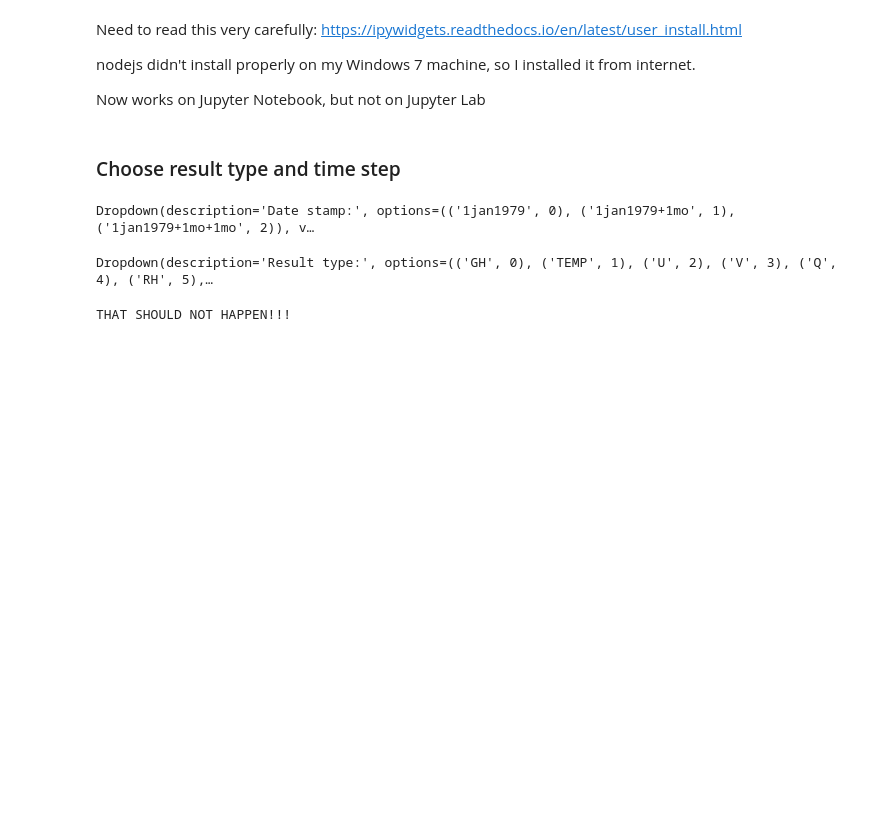
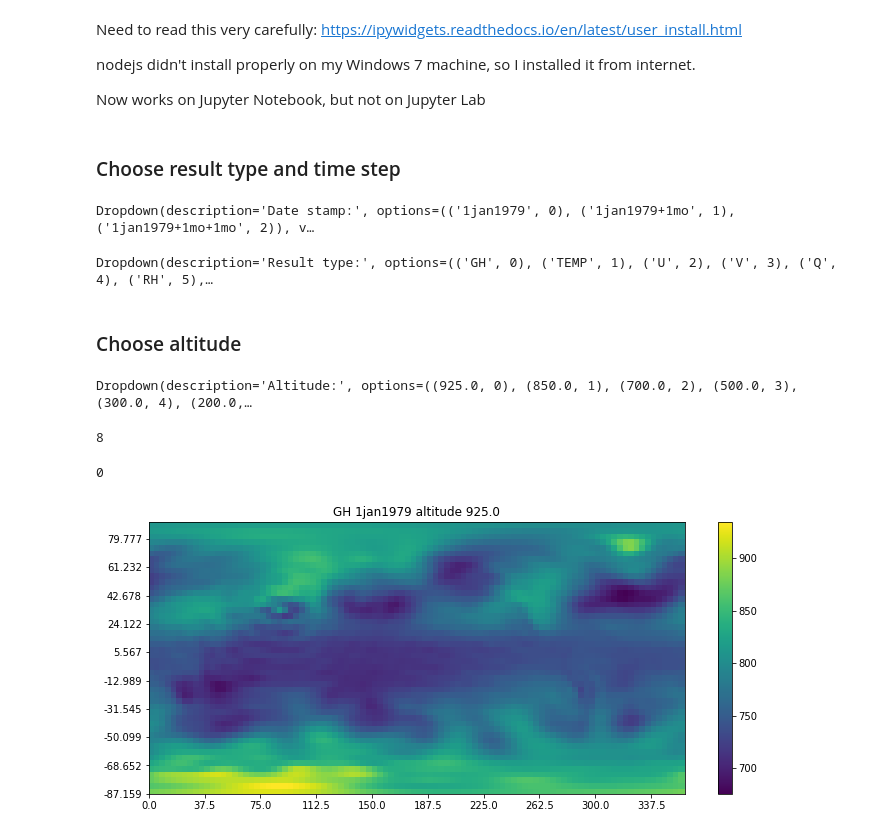
Before and after one commit to sebranchett/Jupyter_GrADS, a Jupyter notebook: ExoSPEEDY.ipynb, the cells around one changed output. Drawn from its saved outputs; the diff is of its cells as text; code cells hidden in the pictures; blank space fills up the shorter version.

Commit message:
can select altitude and plot

```diff
--- a/ExoSPEEDY.ipynb
+++ b/ExoSPEEDY.ipynb
@@ -166,29 +164,53 @@ display(result_widget)
 # %% [output]
 Dropdown(description='Date stamp:', options=(('1jan1979', 0), ('1jan1979+1mo', 1), ('1jan1979+1mo+1mo', 2)), v…
 Dropdown(description='Result type:', options=(('GH', 0), ('TEMP', 1), ('U', 2), ('V', 3), ('Q', 4), ('RH', 5),…
+# %% [markdown]
+### Choose altitude
+# %%
+time_step = time_widget.value
+
+result_index = result_widget.value
+result_type = varsKeys[result_index][0]
+result_zeds = varsKeys[result_index][1]
+
+if result_zeds != 0:
+    altitudes = len(metadata["ZDEF"])
+    altitude_options = list(zip(metadata["ZDEF"], range(0, len(metadata["ZDEF"]))))
+
+    altitude_widget = widgets.Dropdown(
+        options=altitude_options,
+        value=0,
+        description='Altitude:',
+    )
+    display(altitude_widget)
+print(result_zeds)
+# %% [output]
+Dropdown(description='Altitude:', options=((925.0, 0), (850.0, 1), (700.0, 2), (500.0, 3), (300.0, 4), (200.0,…
+8
 # %%
-time_step = time_widget.value
+if result_zeds != 0:
+    altitude_step = altitude_widget.value
+    altitude_string = " altitude "+str(metadata["ZDEF"][altitude_step])
+    zed_multiplier = result_zeds
+else:
+    altitude_step = 0
+    altitude_string = ""
+    zed_multiplier = 1
+print(altitude_step)
 
-result_index = result_widget.value
-result_type = varsKeys[result_index][0]
-result_zeds = varsKeys[result_index][1]
+heat = data[result_type][time_step*(zed_multiplier)+altitude_step].reshape(len(metadata["YDEF"]), len(metadata["XDEF"]))
+lenX = len(metadata["XDEF"])
+lenY = len(metadata["YDEF"])
 
-if result_zeds != 0:
-    print("THAT SHOULD NOT HAPPEN!!!")
+df = pd.DataFrame(heat, index= metadata["YDEF"], columns=metadata["XDEF"])
 
-else:
-    heat = data[result_type][time_step].reshape(len(metadata["YDEF"]), len(metadata["XDEF"]))
-    lenX = len(metadata["XDEF"])
-    lenY = len(metadata["YDEF"])
-
-    df = pd.DataFrame(heat, index= metadata["YDEF"], columns=metadata["XDEF"])
-
-    plt.figure(0,(12.,5.))
-    heatmap = plt.pcolor(df)
-    plt.title(result_type+" "+metadata["TDEF"][time_step])
-    plt.yticks(np.arange(0, lenY, 5), df.index[0::5])
-    plt.xticks(np.arange(0, lenX, 10), df.columns[0::10])
-    plt.colorbar(heatmap)
-    plt.show()
+plt.figure(0,(12.,5.))
+heatmap = plt.pcolor(df)
+plt.title(result_type+" "+metadata["TDEF"][time_step]+altitude_string)
+plt.yticks(np.arange(0, lenY, 5), df.index[0::5])
+plt.xticks(np.arange(0, lenX, 10), df.columns[0::10])
+plt.colorbar(heatmap)
+plt.show()
 # %% [output]
-THAT SHOULD NOT HAPPEN!!!
+0
+[figure, added]
```
Also changed, not shown: parts of 1 cell of this notebook.
